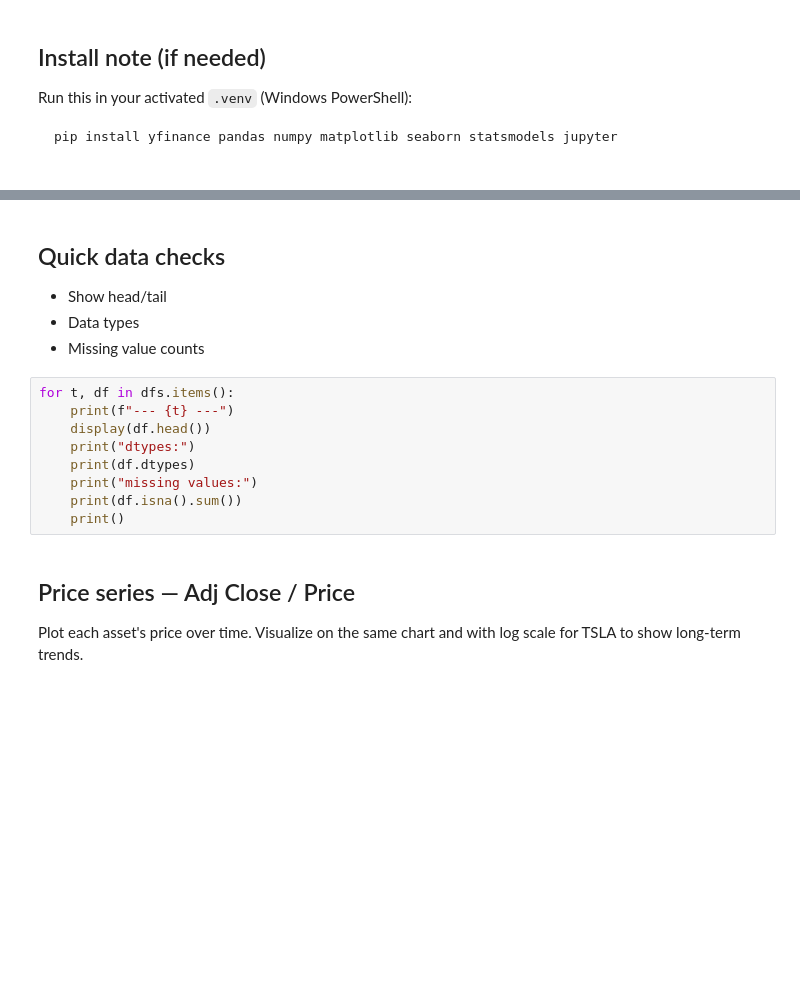
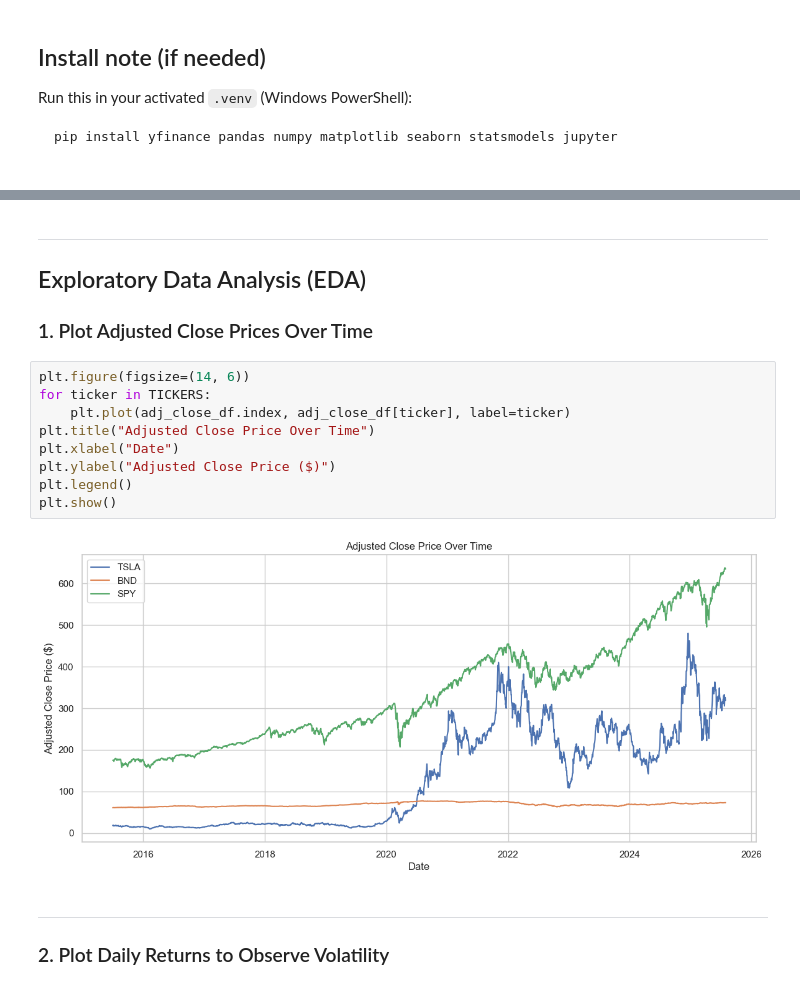
Before and after one commit to BetselotYitagesu/Time-Series-for-Portfolio-Optimization, a Jupyter notebook: notebooks/01_task1_preprocess_explore.ipynb, the cells around one changed output, grey strips where cells are left out. Saved outputs shown, nothing was run; the diff lists cells and outputs as text; blank space fills up the shorter version.

```diff
--- a/notebooks/01_task1_preprocess_explore.ipynb
+++ b/notebooks/01_task1_preprocess_explore.ipynb
@@ -168,21 +176,22 @@ ImportError: cannot import name 'prepare_and_save_all' from 'src.data_loader' (e
 # %% [markdown]
-## Quick data checks
+---
 
-- Show head/tail
-- Data types
-- Missing value counts
+## Exploratory Data Analysis (EDA)
+
+### 1. Plot Adjusted Close Prices Over Time
 # %%
-for t, df in dfs.items():
-    print(f"--- {t} ---")
-    display(df.head())
-    print("dtypes:")
-    print(df.dtypes)
-    print("missing values:")
-    print(df.isna().sum())
-    print()
+plt.figure(figsize=(14, 6))
+for ticker in TICKERS:
+    plt.plot(adj_close_df.index, adj_close_df[ticker], label=ticker)
+plt.title("Adjusted Close Price Over Time")
+plt.xlabel("Date")
+plt.ylabel("Adjusted Close Price ($)")
+plt.legend()
+plt.show()
+# %% [output]
+[figure, added]
 # %% [markdown]
-## Price series — Adj Close / Price
+---
 
-Plot each asset's price over time. Visualize on the same chart
-and with log scale for TSLA to show long-term trends.
+### 2. Plot Daily Returns to Observe Volatility
 # %%
```
Also changed, not shown: parts of 14 cells of this notebook.
